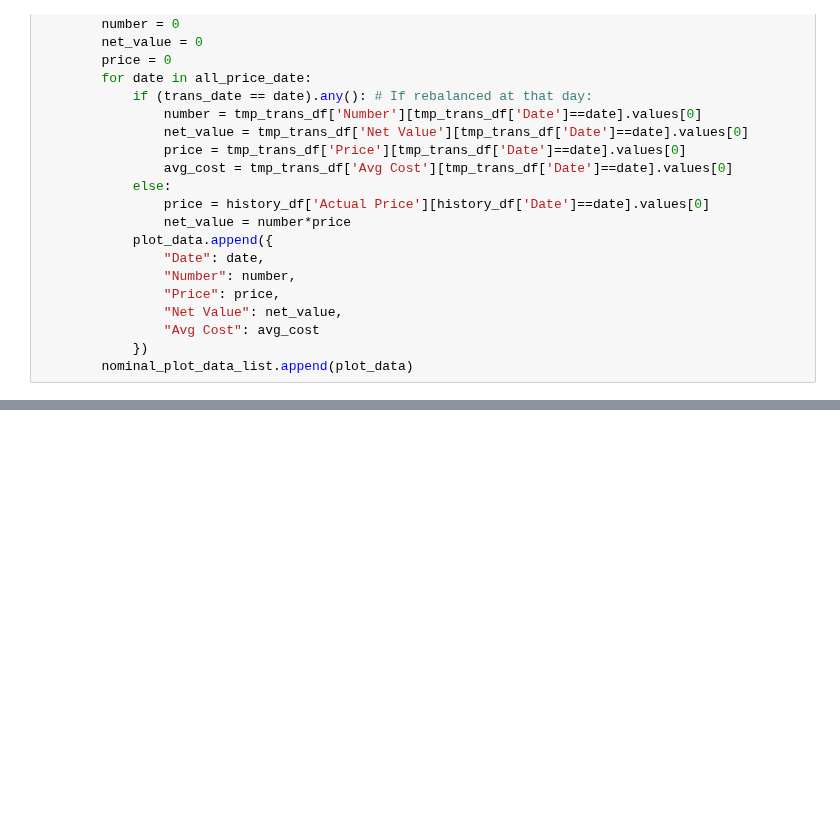
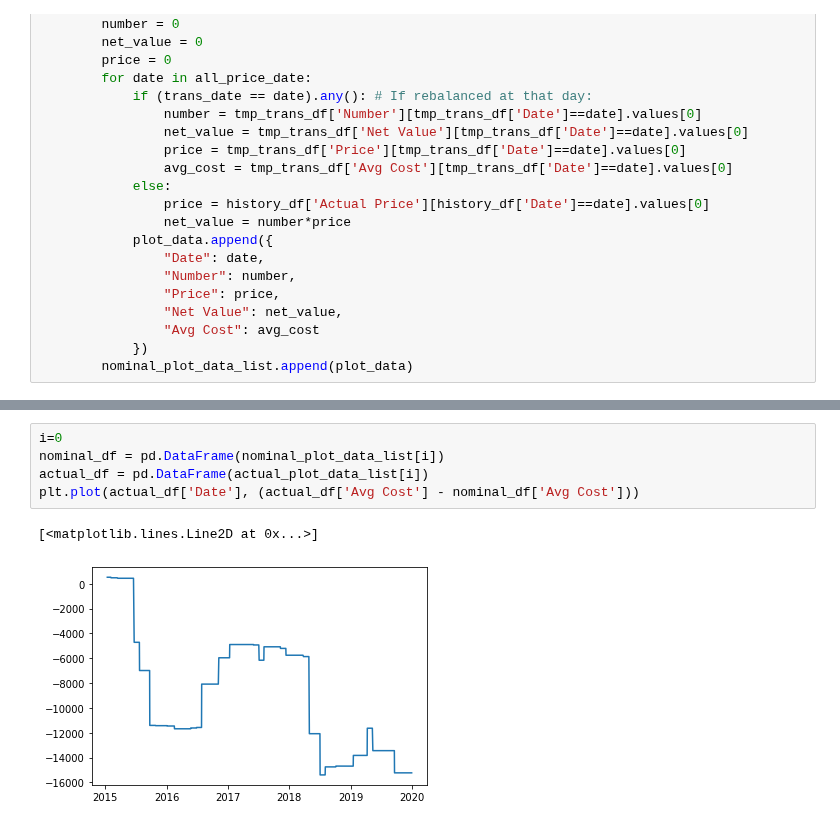
Before and after one commit to lzcaisg/reinforcement_trader, a Jupyter notebook: 0316 - RERWITE Rebalancing for Benchmark-Add unrealized GainLoss-Copy1.ipynb, the cells around one changed output, grey strips where cells are left out. Saved outputs shown, nothing was run; the diff lists cells and outputs as text; blank space fills up the shorter version.

```diff
--- a/0316 - RERWITE Rebalancing for Benchmark-Add unrealized GainLoss-Copy1.ipynb
+++ b/0316 - RERWITE Rebalancing for Benchmark-Add unrealized GainLoss-Copy1.ipynb
@@ -319,3 +247,11 @@ array([0., 0., 0., ..., 0., 0., 0.])
+# %%
+i=0
+nominal_df = pd.DataFrame(nominal_plot_data_list[i])
+actual_df = pd.DataFrame(actual_plot_data_list[i])
+plt.plot(actual_df['Date'], (actual_df['Avg Cost'] - nominal_df['Avg Cost']))
+# %% [output]
+[<matplotlib.lines.Line2D at 0x...>]
+[figure, added]
 # %%
 import matplotlib.pyplot as plt
 import numpy as np
```
Also changed, not shown: parts of 18 cells of this notebook, 7 other files.
